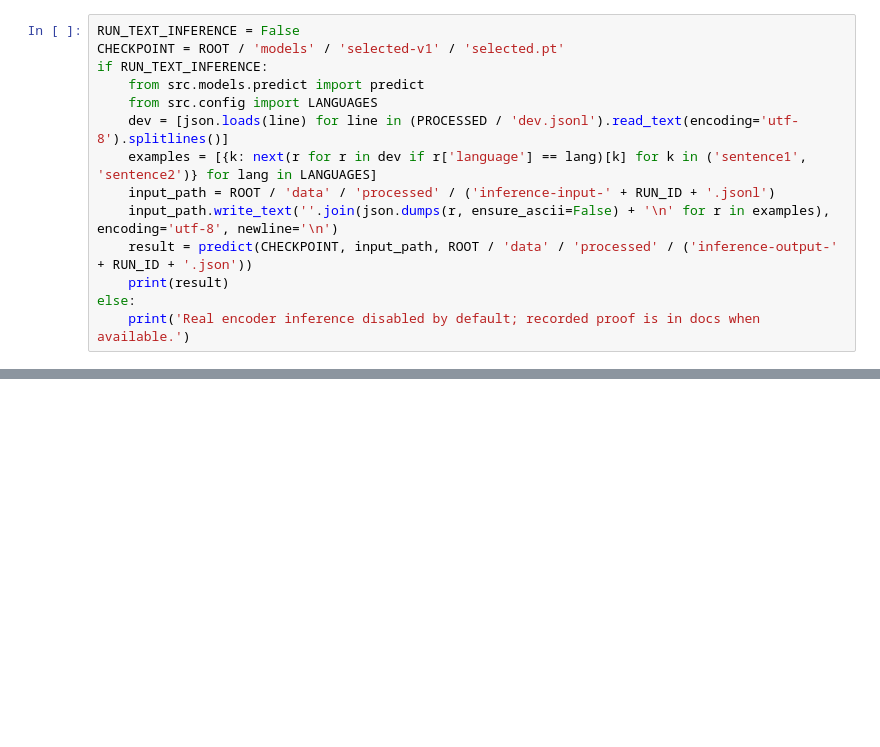
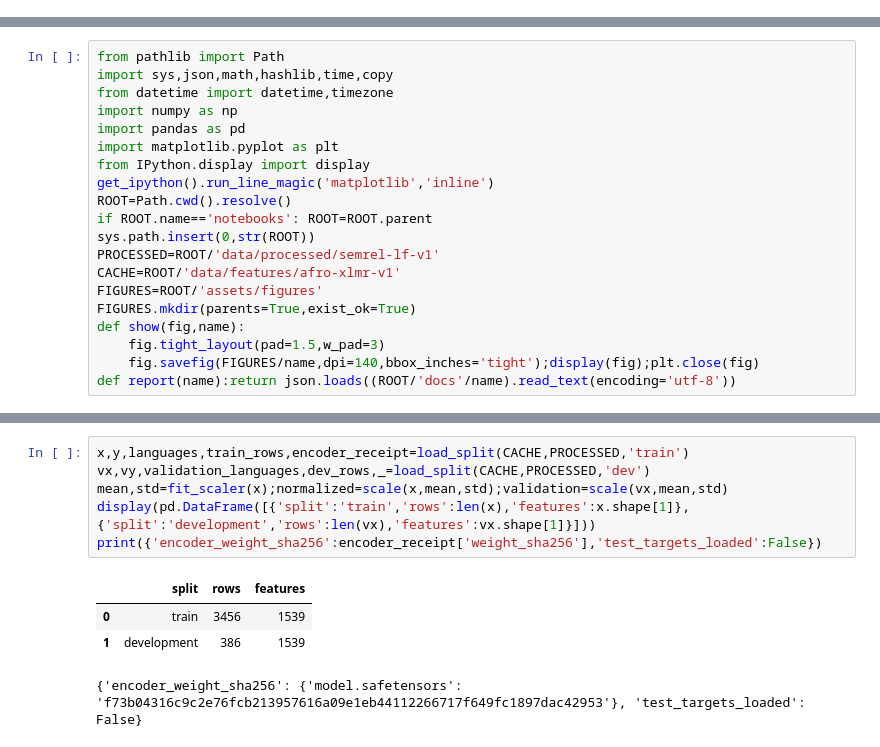
Before and after one commit to Ayano123587/multilingual-semantic-similarity-lab, a Jupyter notebook: notebooks/01_complete_relatedness_workflow.ipynb, the cells around one changed output, grey strips where cells are left out. Saved outputs shown, nothing was run; the diff lists cells and outputs as text; blank space fills up the shorter version.

```diff
--- a/notebooks/01_complete_relatedness_workflow.ipynb
+++ b/notebooks/01_complete_relatedness_workflow.ipynb
@@ -101,14 +0,0 @@ Opt-in on real development pairs, not invented examples or test cases. The produ
-# %%
-RUN_TEXT_INFERENCE = False
-CHECKPOINT = ROOT / 'models' / 'selected-v1' / 'selected.pt'
-if RUN_TEXT_INFERENCE:
-    from src.models.predict import predict
-    from src.config import LANGUAGES
-    dev = [json.loads(line) for line in (PROCESSED / 'dev.jsonl').read_text(encoding='utf-8').splitlines()]
-    examples = [{k: next(r for r in dev if r['language'] == lang)[k] for k in ('sentence1', 'sentence2')} for lang in LANGUAGES]
-    input_path = ROOT / 'data' / 'processed' / ('inference-input-' + RUN_ID + '.jsonl')
-    input_path.write_text(''.join(json.dumps(r, ensure_ascii=False) + '\n' for r in examples), encoding='utf-8', newline='\n')
-    result = predict(CHECKPOINT, input_path, ROOT / 'data' / 'processed' / ('inference-output-' + RUN_ID + '.json'))
-    print(result)
-else:
-    print('Real encoder inference disabled by default; recorded proof is in docs when available.')
@@ -125,0 +8,20 @@ else:
+# %%
+from pathlib import Path
+import sys,json,math,hashlib,time,copy
+from datetime import datetime,timezone
+import numpy as np
+import pandas as pd
+import matplotlib.pyplot as plt
+from IPython.display import display
+get_ipython().run_line_magic('matplotlib','inline')
+ROOT=Path.cwd().resolve()
+if ROOT.name=='notebooks': ROOT=ROOT.parent
+sys.path.insert(0,str(ROOT))
+PROCESSED=ROOT/'data/processed/semrel-lf-v1'
+CACHE=ROOT/'data/features/afro-xlmr-v1'
+FIGURES=ROOT/'assets/figures'
+FIGURES.mkdir(parents=True,exist_ok=True)
+def show(fig,name):
+    fig.tight_layout(pad=1.5,w_pad=3)
+    fig.savefig(FIGURES/name,dpi=140,bbox_inches='tight');display(fig);plt.close(fig)
+def report(name):return json.loads((ROOT/'docs'/name).read_text(encoding='utf-8'))
@@ -125,0 +238,11 @@ else:
+# %%
+x,y,languages,train_rows,encoder_receipt=load_split(CACHE,PROCESSED,'train')
+vx,vy,validation_languages,dev_rows,_=load_split(CACHE,PROCESSED,'dev')
+mean,std=fit_scaler(x);normalized=scale(x,mean,std);validation=scale(vx,mean,std)
+display(pd.DataFrame([{'split':'train','rows':len(x),'features':x.shape[1]},{'split':'development','rows':len(vx),'features':vx.shape[1]}]))
+print({'encoder_weight_sha256':encoder_receipt['weight_sha256'],'test_targets_loaded':False})
+# %% [output]
+|  | split | rows | features |
+| 0 | train | 3456 | 1539 |
+| 1 | development | 386 | 1539 |
+{'encoder_weight_sha256': {'model.safetensors': 'f73b04316c9c2e76fcb213957616a09e1eb44112266717f649fc1897dac42953'}, 'test_targets_loaded': False}
```
Also changed, not shown: parts of 39 cells of this notebook, 43 other files.
